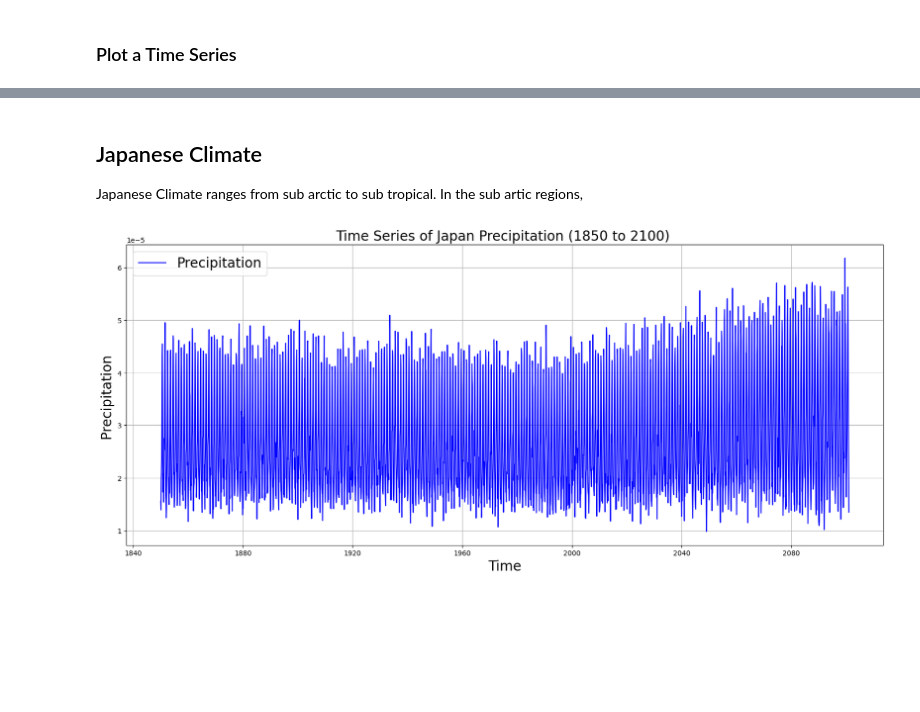
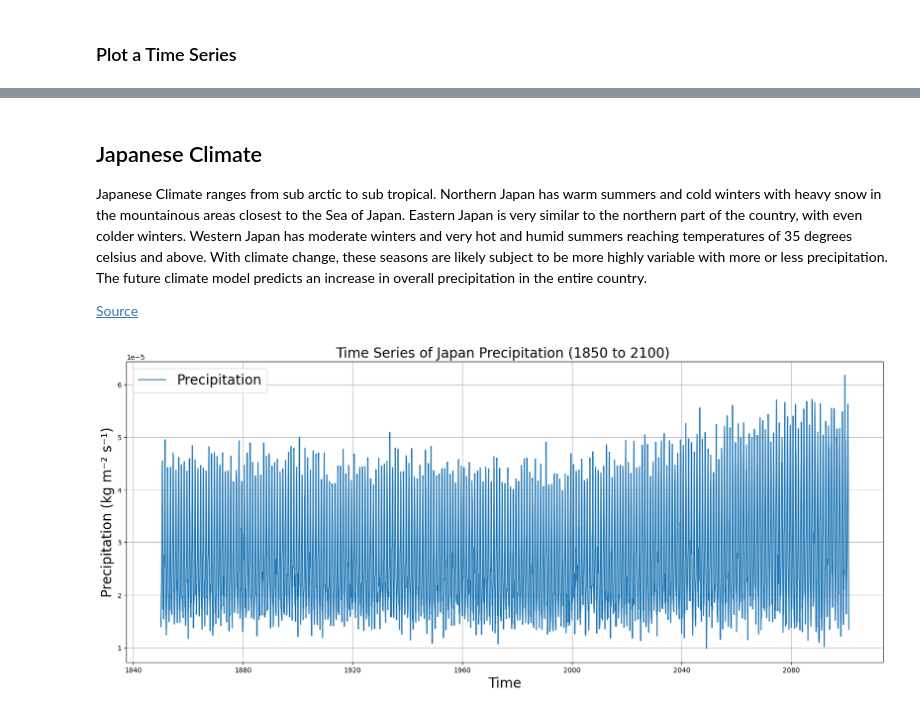
Before and after one commit to bgrazda/climate-modeling-hw1, a Jupyter notebook: hw1.ipynb, the cells around one changed output, grey strips where cells are left out. Drawn from its saved outputs; the diff is of its cells as text; code cells hidden in the pictures; blank space fills up the shorter version.

Commit message:
Finish climate models and reflections

```diff
--- a/hw1.ipynb
+++ b/hw1.ipynb
@@ -88,0 +114,21 @@ lon_min, lon_max = 45.7112046, 154.205541
+# %%
+ts = 'ts'
+
+# Search through catalog, store results in "sst_model" variable
+st_model = catalog.search(activity_id=activity_ids, source_id=source_id, experiment_id=experiment_ids,
+                     member_id=member_id, table_id=table_id, variable_id=ts)
+
+# Display data frame associated with results
+display(st_model.df)
+
+# Read in the historical data file
+hist_data_sst = xr.open_zarr(sst_model.df['zstore'][0], storage_options={'anon': True})
+
+# Read in the SSP370 data file
+ssp370_data_sst = xr.open_zarr(sst_model.df['zstore'][2], storage_options={'anon': True})
+
+# Concatenate historical and future projection data
+canesm5_sst_data = xr.concat([hist_data_sst, ssp370_data_sst], dim="time")
+
+# Convert time to datetime64 format
+time = canesm5_sst_data.time.astype('datetime64[ns]')
@@ -89,4 +162,6 @@ lon_min, lon_max = 45.7112046, 154.205541
 # %% [markdown]
 ## Japanese Climate
-Japanese Climate ranges from sub arctic to sub tropical. In the sub artic regions,
+Japanese Climate ranges from sub arctic to sub tropical. Northern Japan has warm summers and cold winters with heavy snow in the mountainous areas closest to the Sea of Japan. Eastern Japan is very similar to the northern part of the country, with even colder winters. Western Japan has moderate winters and very hot and humid summers reaching temperatures of 35 degrees celsius and above. With climate change, these seasons are likely subject to be more highly variable with more or less precipitation. The future climate model predicts an increase in overall precipitation in the entire country.
+
+[Source](https://ds.data.jma.go.jp/tcc/tcc/products/japan/index.html)
 # %%
@@ -102,12 +176,12 @@ pr_cr = canesm5_data.where(pr_cr_lat & pr_cr_lon, drop=True)
 pr_cr = pr_cr.mean(dim=["lat", "lon"])
 # %%
 fig, ax = plt.subplots(figsize=(20, 8))
-ax.plot(time, pr_cr.pr, label='Precipitation', color='b')
+ax.plot(time, pr_cr.pr, label='Precipitation')
 ax.set_title("Time Series of Japan Precipitation (1850 to 2100) ", fontsize=20)
 ax.set_xlabel("Time", fontsize=20)
-ax.set_ylabel("Precipitation ", fontsize=20)
+ax.set_ylabel("Precipitation (kg m⁻² s⁻¹)", fontsize=20)
 ax.legend(fontsize=20)
 ax.grid()
 plt.show()
 # %% [output]
-[figure, old version]
+[figure, new version]
```
Also changed, not shown: parts of 36 cells of this notebook.
